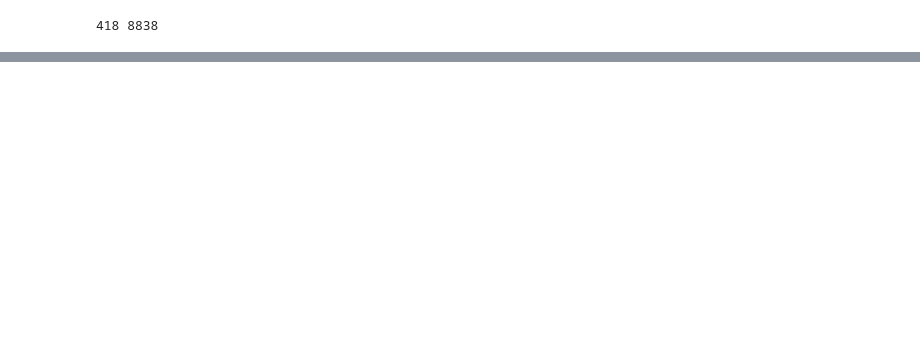
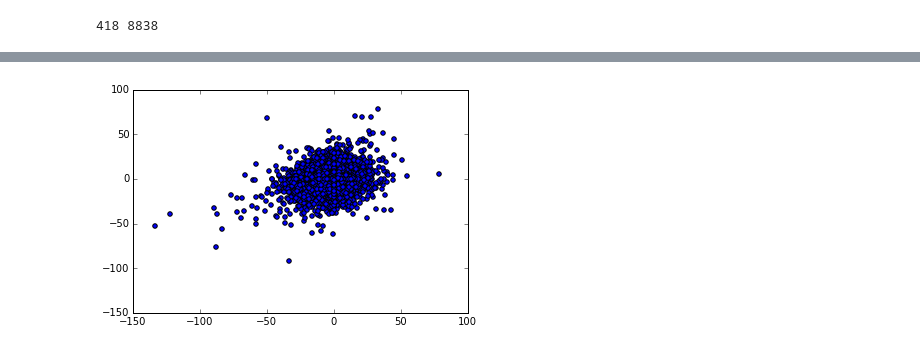
Before and after one commit to rnpandya/rstuff, a Jupyter notebook: regmut/regmut2.ipynb, the cells around one changed output, grey strips where cells are left out. Saved outputs shown, nothing was run; the diff lists cells and outputs as text; code cells hidden in the pictures; blank space fills up the shorter version.

```diff
--- a/regmut/regmut2.ipynb
+++ b/regmut/regmut2.ipynb
@@ -161 +299,6 @@ mut_tf_byprom['totlen'] = mut_tf_byprom['delta']['len'][False] + mut_tf_byprom['
+# %%
+plt.scatter(x2[('delta','sum',True)], x2[('delta','sum',False)])
+plt.show()
+# %% [output]
+[figure, added]
 # %%
```
Also changed, not shown: parts of 26 cells of this notebook.
